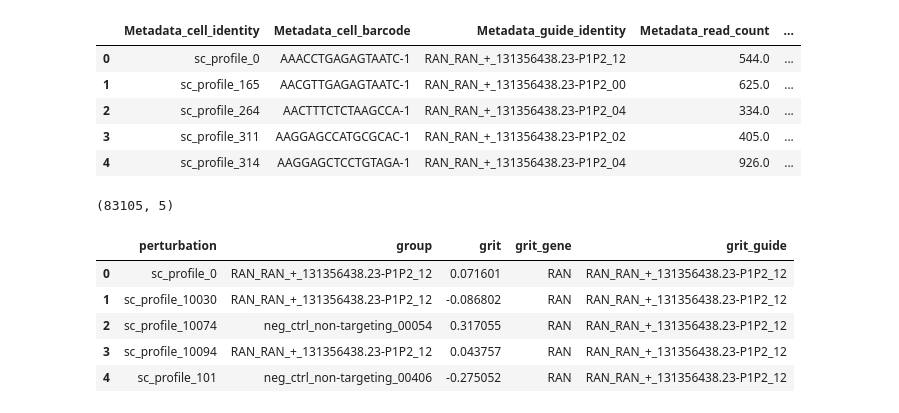
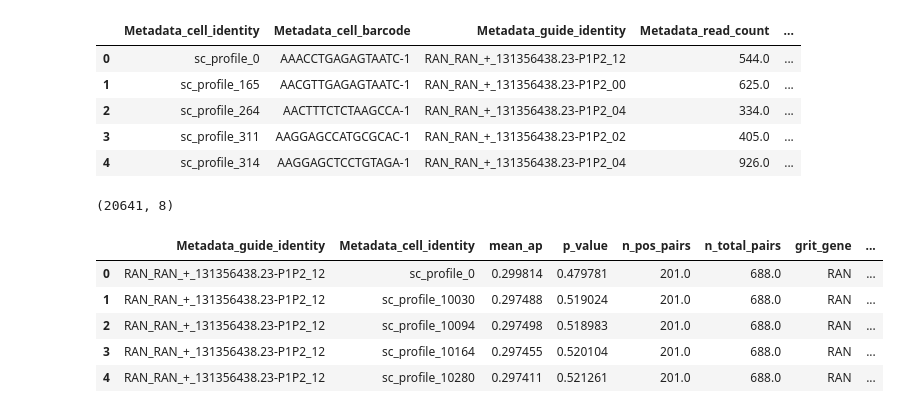
Before and after one commit to alxndrkalinin/grit-benchmark, a Jupyter notebook: 1.calculate-metrics/perturb-seq/0.calculate-grit-perturbseq.ipynb, the cells around one changed output. Saved outputs shown, nothing was run; the diff lists cells and outputs as text; code cells hidden in the pictures.

Commit message:
WIP 2023 calculate metrics update

```diff
--- a/1.calculate-metrics/perturb-seq/0.calculate-grit-perturbseq.ipynb
+++ b/1.calculate-metrics/perturb-seq/0.calculate-grit-perturbseq.ipynb
@@ -39,0 +251,3 @@ sc_gene_exp_df.head()
+# %%
+sc_gene_exp_df["Metadata_is_control"] = (sc_gene_exp_df["Metadata_gene_identity"] == 'neg').astype(int)
+sc_gene_exp_df
@@ -61,0 +488,4 @@ activity_df.head()
+# %%
+bulk_df = bulk_df.query("Metadata_gene_identity != '*'").reset_index(drop=True)
+bulk_df["Metadata_is_control"] = (bulk_df["Metadata_gene_identity"] == 'neg').astype(int)
+bulk_df
@@ -101,6 +695,7 @@ gene_col = "Metadata_gene_identity"
 
 replicate_group_grit = {"profile_col": barcode_col, "replicate_group_col": gene_col}
 
+bulk_df["Metadata_is_control"] = bulk_df.Metadata_guide_identity.str.contains("neg_ctrl").astype(int)
 neg_controls = [x for x in bulk_subset_df.Metadata_guide_identity if "neg_ctrl" in x]
 neg_controls
 # %% [output]
@@ -205,15 +877,29 @@ for gene in genes:
             # Calculate Grit
             # Note, every negative control single cell will recieve MULTIPLE grit scores
             # depending on the replicate group information (replicate_group_col)!
-            sc_grit_result = evaluate(
-                profiles=subset_guide_df,
+            subset_guide_df["Metadata_is_control"] = subset_guide_df.Metadata_cell_identity.isin(
+                sc_neg_controls
+            ).astype(int)
+
+            map_results = evaluate_metrics(
+                profiles=subset_guide_df.reset_index(drop=True),
                 features=genes_to_retain,
-                meta_features=["Metadata_guide_identity", "Metadata_cell_identity"],
-                replicate_groups=replicate_group_grit,
-                operation="grit",
-                grit_control_perts=[str(x) for x in sc_neg_controls],
-            )
+                meta_features=subset_guide_df.filter(regex="Metadata_").columns,
+                replicate_groups=pair_config,
+                metrics_config=map_config,
+                use_copairs=True,
+            )["mean_ap"]
+            all_sc_grit_results.append(map_results.assign(grit_gene=gene, grit_guide=guide))
 
-            all_sc_grit_results.append(sc_grit_result.assign(grit_gene=gene, grit_guide=guide))
+            # sc_grit_result = evaluate(
+            #     profiles=subset_guide_df,
+            #     features=genes_to_retain,
+            #     meta_features=["Metadata_guide_identity", "Metadata_cell_identity"],
+            #     replicate_groups=replicate_group_grit,
+            #     operation="grit",
+            #     grit_control_perts=[str(x) for x in sc_neg_controls],
+            # )
+
+            # all_sc_grit_results.append(sc_grit_result.assign(grit_gene=gene, grit_guide=guide))
 # %% [output]
 Now analyzing RAN...
@@ -253,17 +945,17 @@ all_sc_umap_embeddings.head()
 # %%
 all_sc_grit_results = pd.concat(all_sc_grit_results).reset_index(drop=True)
 
 # Output file
-output_results_file = pathlib.Path(f"results/{gse_id}_single_cell_grit.tsv.gz")
+output_results_file = pathlib.Path(f"results/{gse_id}_single_cell_map.tsv.gz")
 all_sc_grit_results.to_csv(output_results_file, sep="\t", compression="gzip", index=False)
 
 print(all_sc_grit_results.shape)
 all_sc_grit_results.head()
 # %% [output]
-(83105, 5)
+(20641, 8)
-|  | perturbation | group | grit | grit_gene | grit_guide |
-| 0 | sc_profile_0 | RAN_RAN_+_131356438.23-P1P2_12 | 0.071601 | RAN | RAN_RAN_+_131356438.23-P1P2_12 |
-| 1 | sc_profile_10030 | RAN_RAN_+_131356438.23-P1P2_12 | -0.086802 | RAN | RAN_RAN_+_131356438.23-P1P2_12 |
-| 2 | sc_profile_10074 | neg_ctrl_non-targeting_00054 | 0.317055 | RAN | RAN_RAN_+_131356438.23-P1P2_12 |
-| 3 | sc_profile_10094 | RAN_RAN_+_131356438.23-P1P2_12 | 0.043757 | RAN | RAN_RAN_+_131356438.23-P1P2_12 |
-| 4 | sc_profile_101 | neg_ctrl_non-targeting_00406 | -0.275052 | RAN | RAN_RAN_+_131356438.23-P1P2_12 |
+|  | Metadata_guide_identity | Metadata_cell_identity | mean_ap | p_value | n_pos_pairs | n_total_pairs | grit_gene | ... |
+| 0 | RAN_RAN_+_131356438.23-P1P2_12 | sc_profile_0 | 0.299814 | 0.479781 | 201.0 | 688.0 | RAN | ... |
+| 1 | RAN_RAN_+_131356438.23-P1P2_12 | sc_profile_10030 | 0.297488 | 0.519024 | 201.0 | 688.0 | RAN | ... |
+| 2 | RAN_RAN_+_131356438.23-P1P2_12 | sc_profile_10094 | 0.297498 | 0.518983 | 201.0 | 688.0 | RAN | ... |
+| 3 | RAN_RAN_+_131356438.23-P1P2_12 | sc_profile_10164 | 0.297455 | 0.520104 | 201.0 | 688.0 | RAN | ... |
+| 4 | RAN_RAN_+_131356438.23-P1P2_12 | sc_profile_10280 | 0.297411 | 0.521261 | 201.0 | 688.0 | RAN | ... |
```
Also changed, not shown: parts of 46 cells of this notebook, 39 other files.
